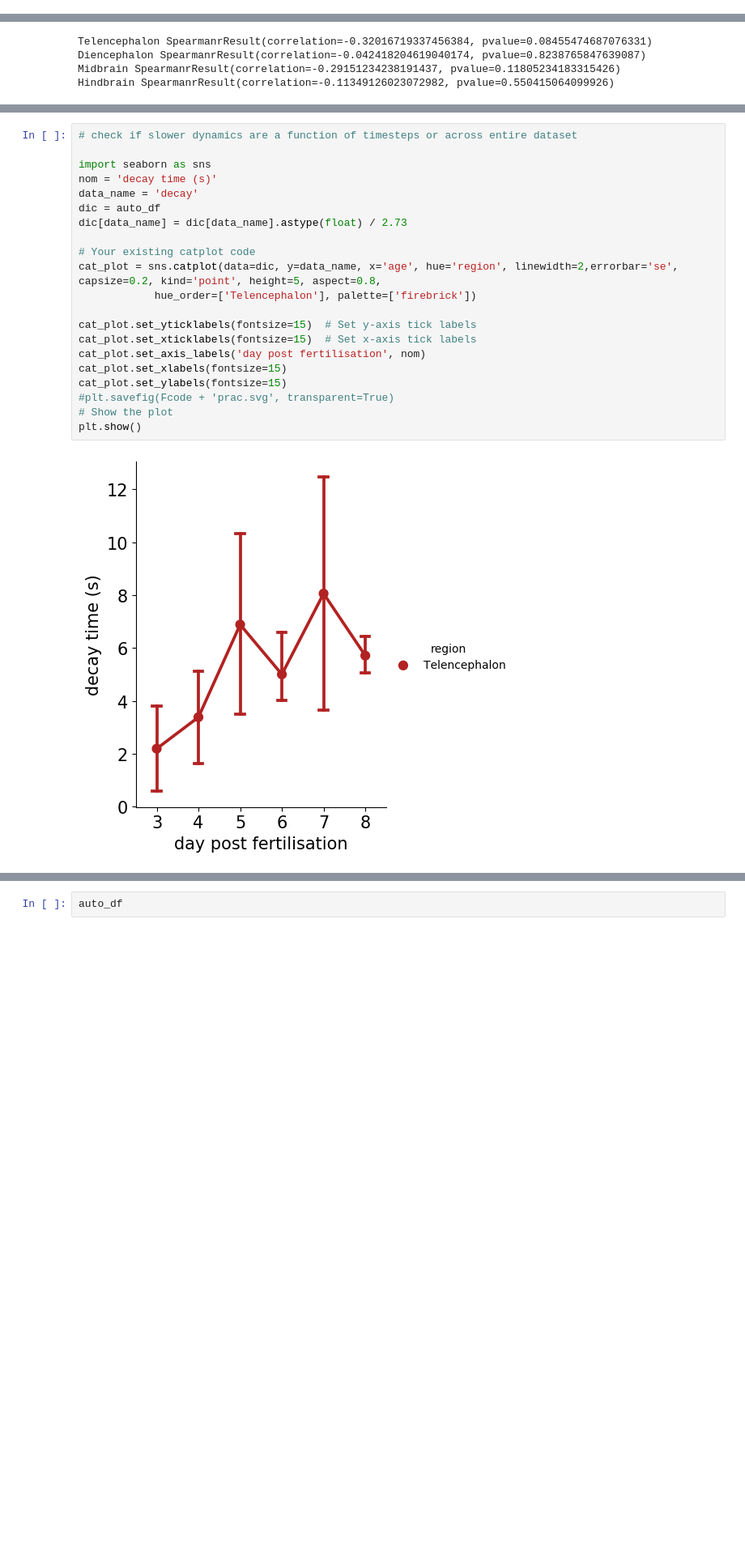
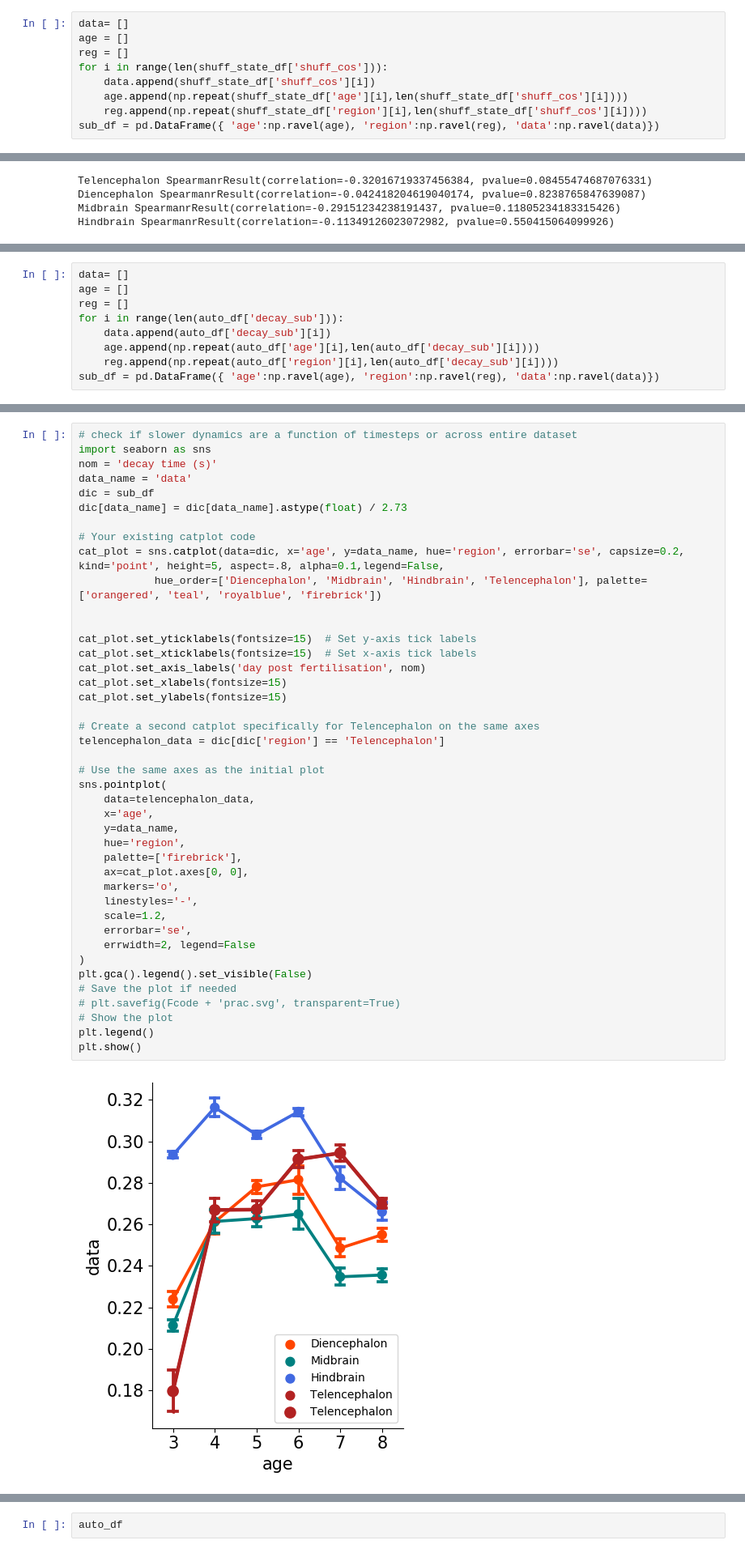
Before and after one commit to dmnburrows/multiscale_dev_dynamics, a Jupyter notebook: dev_dynamics.ipynb, the cells around one changed output, grey strips where cells are left out. Shown at 81% size. Drawn from its saved outputs; the diff is of its cells as text; blank space fills up the shorter version.

```diff
--- a/dev_dynamics.ipynb
+++ b/dev_dynamics.ipynb
@@ -622,0 +739,9 @@ Processed BLNDEV-WILDTYPE-08_2photon_sess-01-8dpf_BLNGR_run-01
+# %%
+data= []
+age = []
+reg = []
+for i in range(len(shuff_state_df['shuff_cos'])):
+    data.append(shuff_state_df['shuff_cos'][i])
+    age.append(np.repeat(shuff_state_df['age'][i],len(shuff_state_df['shuff_cos'][i])))
+    reg.append(np.repeat(shuff_state_df['region'][i],len(shuff_state_df['shuff_cos'][i])))
+sub_df = pd.DataFrame({ 'age':np.ravel(age), 'region':np.ravel(reg), 'data':np.ravel(data)})
@@ -780,2 +1071,11 @@ auto_df
+# %%
+data= []
+age = []
+reg = []
+for i in range(len(auto_df['decay_sub'])):
+    data.append(auto_df['decay_sub'][i])
+    age.append(np.repeat(auto_df['age'][i],len(auto_df['decay_sub'][i])))
+    reg.append(np.repeat(auto_df['region'][i],len(auto_df['decay_sub'][i])))
+sub_df = pd.DataFrame({ 'age':np.ravel(age), 'region':np.ravel(reg), 'data':np.ravel(data)})
 # %%
 # check if slower dynamics are a function of timesteps or across entire dataset
@@ -803,26 +1123,47 @@ plt.show()
 # %%
 # check if slower dynamics are a function of timesteps or across entire dataset
-
 import seaborn as sns
 nom = 'decay time (s)'
-data_name = 'decay'
-dic = auto_df
+data_name = 'data'
+dic = sub_df
 dic[data_name] = dic[data_name].astype(float) / 2.73
 
 # Your existing catplot code
-cat_plot = sns.catplot(data=dic, y=data_name, x='age', hue='region', linewidth=2,errorbar='se', capsize=0.2, kind='point', height=5, aspect=0.8,
-            hue_order=['Telencephalon'], palette=['firebrick'])
+cat_plot = sns.catplot(data=dic, x='age', y=data_name, hue='region', errorbar='se', capsize=0.2, kind='point', height=5, aspect=.8, alpha=0.1,legend=False,
+            hue_order=['Diencephalon', 'Midbrain', 'Hindbrain', 'Telencephalon'], palette=['orangered', 'teal', 'royalblue', 'firebrick'])
+
 
 cat_plot.set_yticklabels(fontsize=15)  # Set y-axis tick labels
 cat_plot.set_xticklabels(fontsize=15)  # Set x-axis tick labels
 cat_plot.set_axis_labels('day post fertilisation', nom)
 cat_plot.set_xlabels(fontsize=15)
 cat_plot.set_ylabels(fontsize=15)
-#plt.savefig(Fcode + 'prac.svg', transparent=True)
+
+# Create a second catplot specifically for Telencephalon on the same axes
+telencephalon_data = dic[dic['region'] == 'Telencephalon']
+
+# Use the same axes as the initial plot
+sns.pointplot(
+    data=telencephalon_data,
+    x='age',
+    y=data_name,
+    hue='region',
+    palette=['firebrick'],
+    ax=cat_plot.axes[0, 0],
+    markers='o',
+    linestyles='-',
+    scale=1.2,
+    errorbar='se',
+    errwidth=2, legend=False
+)
+plt.gca().legend().set_visible(False)
+# Save the plot if needed
+# plt.savefig(Fcode + 'prac.svg', transparent=True)
 # Show the plot
+plt.legend()
 plt.show()
 # %% [output]
-[figure, old version]
+[figure, new version]
 # %%
 from scipy import stats
 print(f'Telencephalon {stats.spearmanr(dic["decay"][dic["region"] == "Telencephalon"], dic["age"][dic["region"] == "Telencephalon"])}')
```
Also changed, not shown: parts of 86 cells of this notebook, 3 other files.
